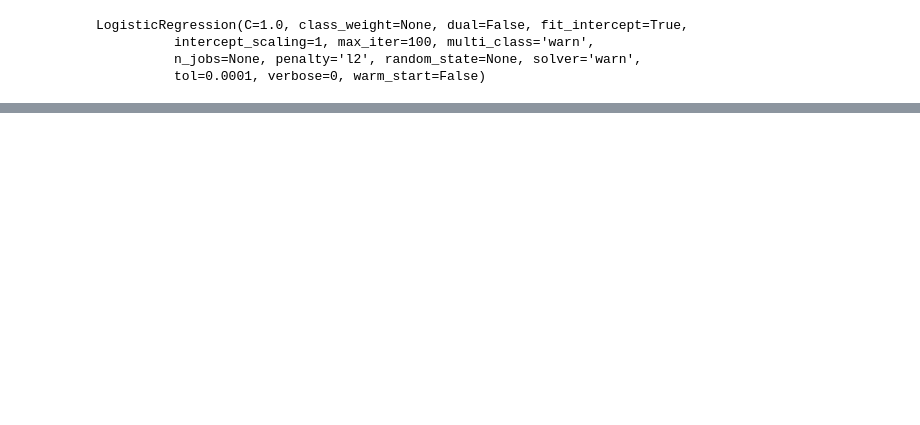
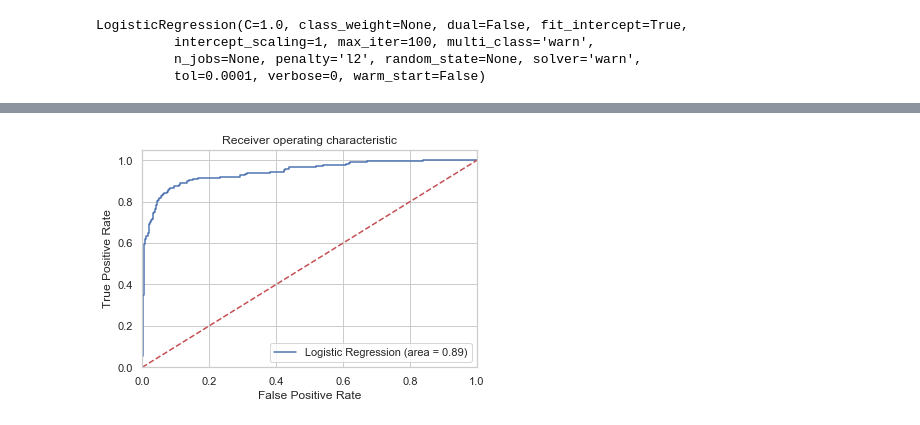
Before and after one commit to 15steps/mineracao-casos-dengue, a Jupyter notebook: regression_smote_roc curve.ipynb, the cells around one changed output, grey strips where cells are left out. Saved outputs shown, nothing was run; the diff lists cells and outputs as text; code cells hidden in the pictures; blank space fills up the shorter version.

```diff
--- a/regression_smote_roc curve.ipynb
+++ b/regression_smote_roc curve.ipynb
@@ -189,0 +307,17 @@ plt.show()
+# %%
+X = data_dummies.loc[:, data_dummies.columns != 'caso_internacao']
+y = data_dummies.loc[:, data_dummies.columns == 'caso_internacao']
+
+from imblearn.over_sampling import SMOTE
+os = SMOTE(random_state=0)
+X_train, X_test, y_train, y_test = train_test_split(X, y, test_size=0.3, random_state=0)
+columns = X_train.columns
+os_data_X,os_data_y=os.fit_sample(X_train, y_train)
+os_data_X = pd.DataFrame(data=os_data_X,columns=columns )
+os_data_y= pd.DataFrame(data=os_data_y,columns=['caso_internacao'])
+# we can Check the numbers of our data
+print("length of oversampled data is ",len(os_data_X))
+print("Number of no subscription in oversampled data",len(os_data_y[os_data_y['caso_internacao']==0]))
+print("Number of subscription",len(os_data_y[os_data_y['caso_internacao']==1]))
+print("Proportion of no subscription data in oversampled data is ",len(os_data_y[os_data_y['caso_internacao']==0])/len(os_data_X))
+print("Proportion of subscription data in oversampled data is ",len(os_data_y[os_data_y['caso_internacao']==1])/len(os_data_X))
@@ -189,0 +392,18 @@ plt.show()
+# %%
+from sklearn.metrics import roc_auc_score
+from sklearn.metrics import roc_curve
+logit_roc_auc = roc_auc_score(y_test, logreg.predict(X_test))
+fpr, tpr, thresholds = roc_curve(y_test, logreg.predict_proba(X_test)[:,1])
+plt.figure()
+plt.plot(fpr, tpr, label='Logistic Regression (area = %0.2f)' % logit_roc_auc)
+plt.plot([0, 1], [0, 1],'r--')
+plt.xlim([0.0, 1.0])
+plt.ylim([0.0, 1.05])
+plt.xlabel('False Positive Rate')
+plt.ylabel('True Positive Rate')
+plt.title('Receiver operating characteristic')
+plt.legend(loc="lower right")
+plt.savefig('Log_ROC')
+plt.show()
+# %% [output]
+[figure, added]
```
Also changed, not shown: parts of 31 cells of this notebook, 4 other files.
